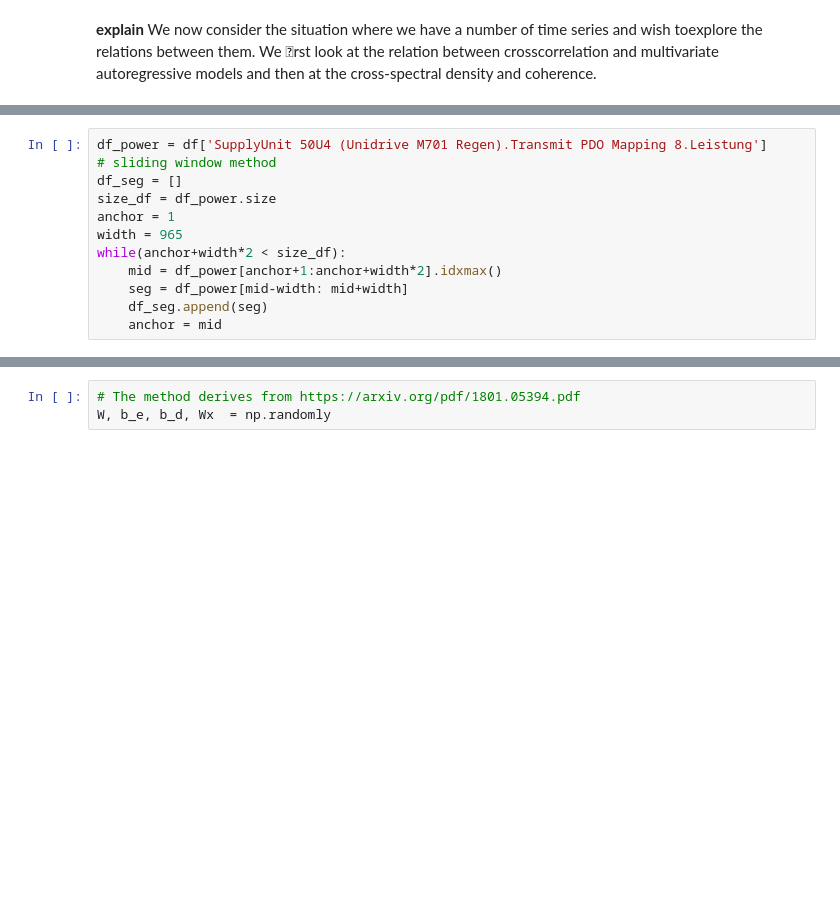
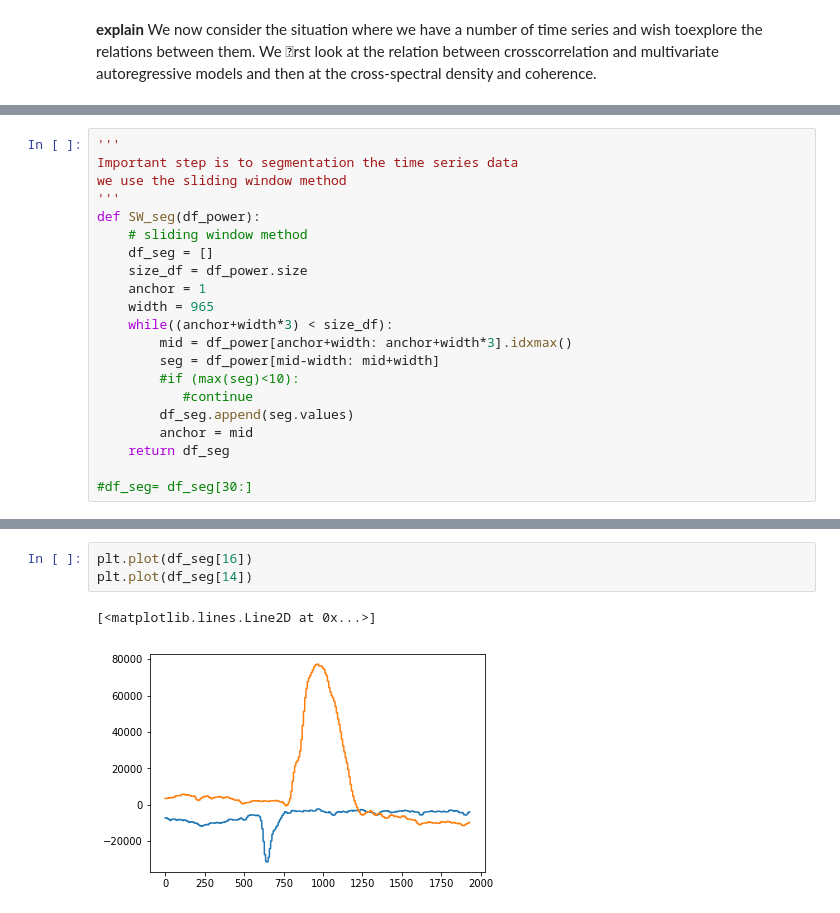
Before and after one commit to youndoldman/EDV-Anormaly-Detection, a Jupyter notebook: TDMS - Time series procession_new.ipynb, the cells around one changed output, grey strips where cells are left out. Drawn from its saved outputs; the diff is of its cells as text; blank space fills up the shorter version.

Commit message:
update for the clustering method

```diff
--- a/TDMS - Time series procession_new.ipynb
+++ b/TDMS - Time series procession_new.ipynb
@@ -37,12 +39,21 @@ df.drop(dropall, axis = 1, inplace= True)
 # %%
-df_power = df['SupplyUnit 50U4 (Unidrive M701 Regen).Transmit PDO Mapping 8.Leistung']
-# sliding window method
-df_seg = []
-size_df = df_power.size
-anchor = 1
-width = 965
-while(anchor+width*2 < size_df):
-    mid = df_power[anchor+1:anchor+width*2].idxmax()
-    seg = df_power[mid-width: mid+width]
-    df_seg.append(seg)
-    anchor = mid
+'''
+Important step is to segmentation the time series data
+we use the sliding window method
+'''
+def SW_seg(df_power):
+    # sliding window method
+    df_seg = []
+    size_df = df_power.size
+    anchor = 1
+    width = 965
+    while((anchor+width*3) < size_df):
+        mid = df_power[anchor+width: anchor+width*3].idxmax()
+        seg = df_power[mid-width: mid+width]
+        #if (max(seg)<10):
+           #continue
+        df_seg.append(seg.values)
+        anchor = mid
+    return df_seg
+
+#df_seg= df_seg[30:]
@@ -70,3 +63,6 @@ df['SupplyUnit 50U4 (Unidrive M701 Regen).Transmit PDO Mapping 8.Leistung'].plot
-# %%
-# The method derives from https://arxiv.org/pdf/1801.05394.pdf
-W, b_e, b_d, Wx  = np.randomly
+# %%
+plt.plot(df_seg[16])
+plt.plot(df_seg[14])
+# %% [output]
+[<matplotlib.lines.Line2D at 0x...>]
+[figure, added]
```
Also changed, not shown: parts of 17 cells of this notebook, 1 other file.
